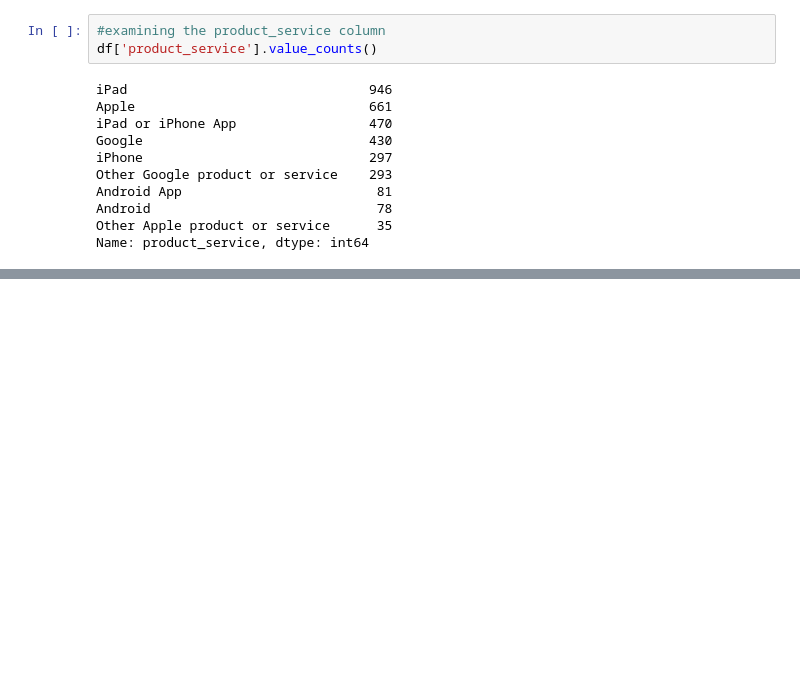
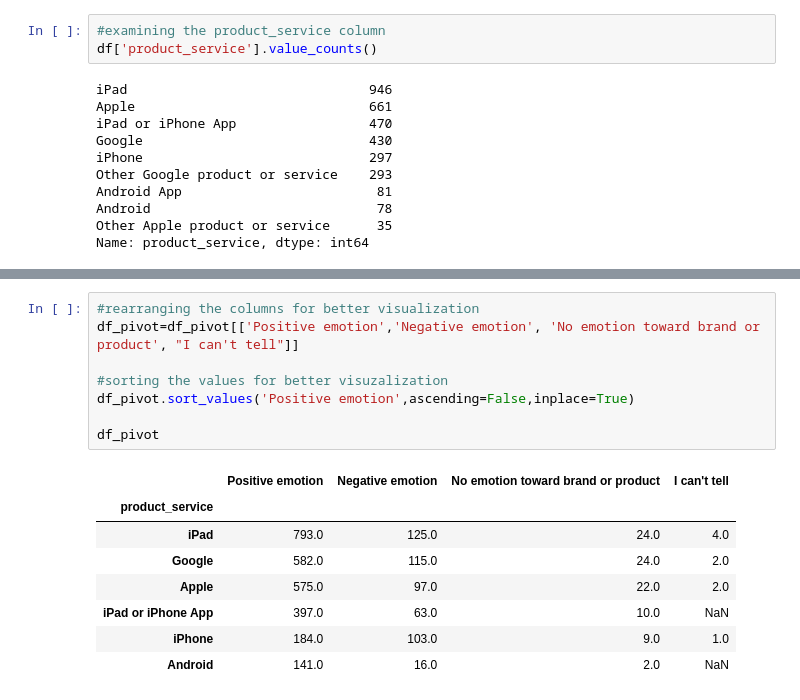
Before and after one commit to rahulakrish/customer_sentiment_analysis, a Jupyter notebook: project.ipynb, the cells around one changed output, grey strips where cells are left out. Saved outputs shown, nothing was run; the diff lists cells and outputs as text; blank space fills up the shorter version.

```diff
--- a/project.ipynb
+++ b/project.ipynb
@@ -151,0 +151,17 @@ create new dfs for each product_Service and see if you can emotional count side
+# %%
+#rearranging the columns for better visualization
+df_pivot=df_pivot[['Positive emotion','Negative emotion', 'No emotion toward brand or product', "I can't tell"]]
+
+#sorting the values for better visuzalization
+df_pivot.sort_values('Positive emotion',ascending=False,inplace=True)
+
+df_pivot
+# %% [output]
+|  | Positive emotion | Negative emotion | No emotion toward brand or product | I can't tell |
+| product_service |  |  |  |  |
+| iPad | 793.0 | 125.0 | 24.0 | 4.0 |
+| Google | 582.0 | 115.0 | 24.0 | 2.0 |
+| Apple | 575.0 | 97.0 | 22.0 | 2.0 |
+| iPad or iPhone App | 397.0 | 63.0 | 10.0 | NaN |
+| iPhone | 184.0 | 103.0 | 9.0 | 1.0 |
+| Android | 141.0 | 16.0 | 2.0 | NaN |
```
Also changed, not shown: parts of 17 cells of this notebook.
